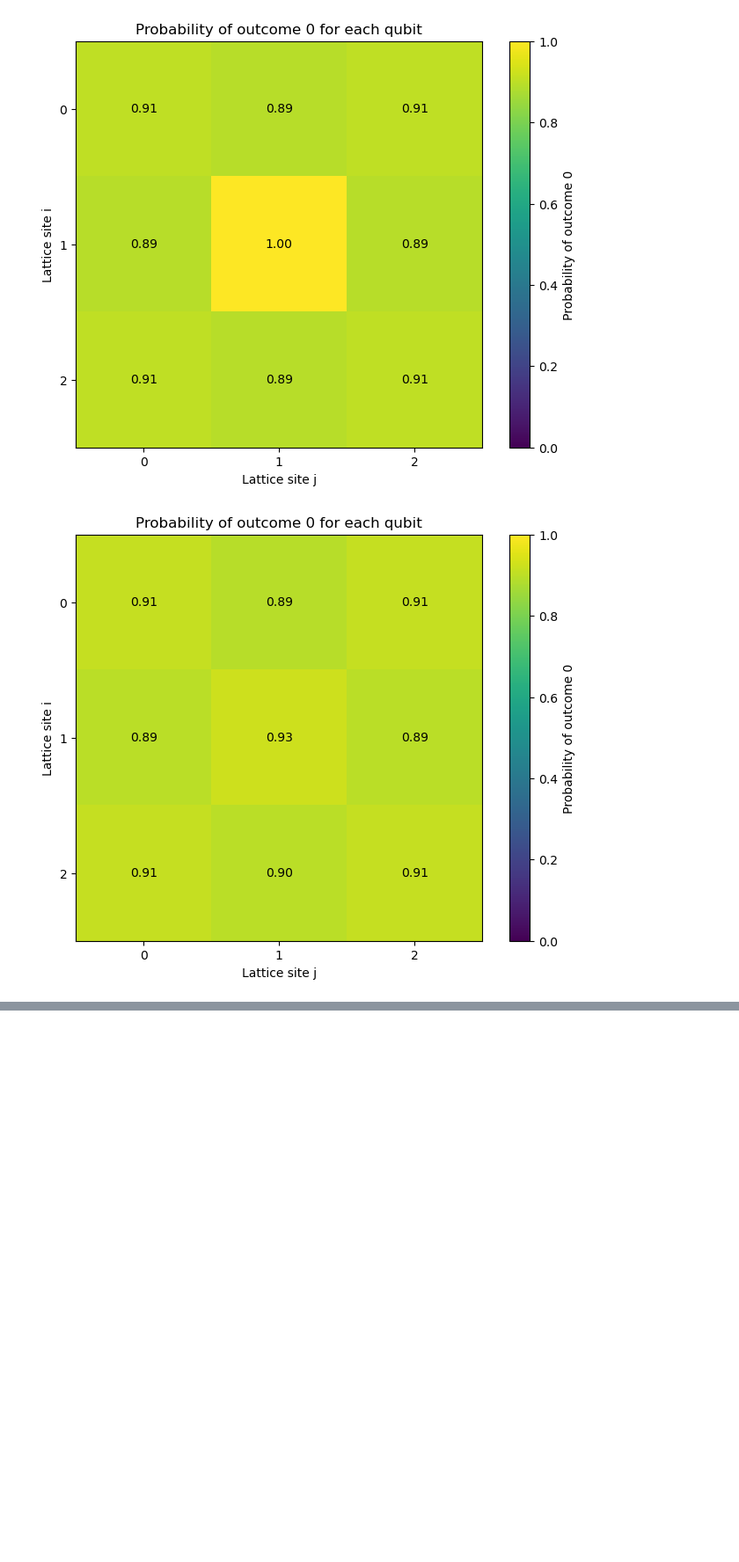
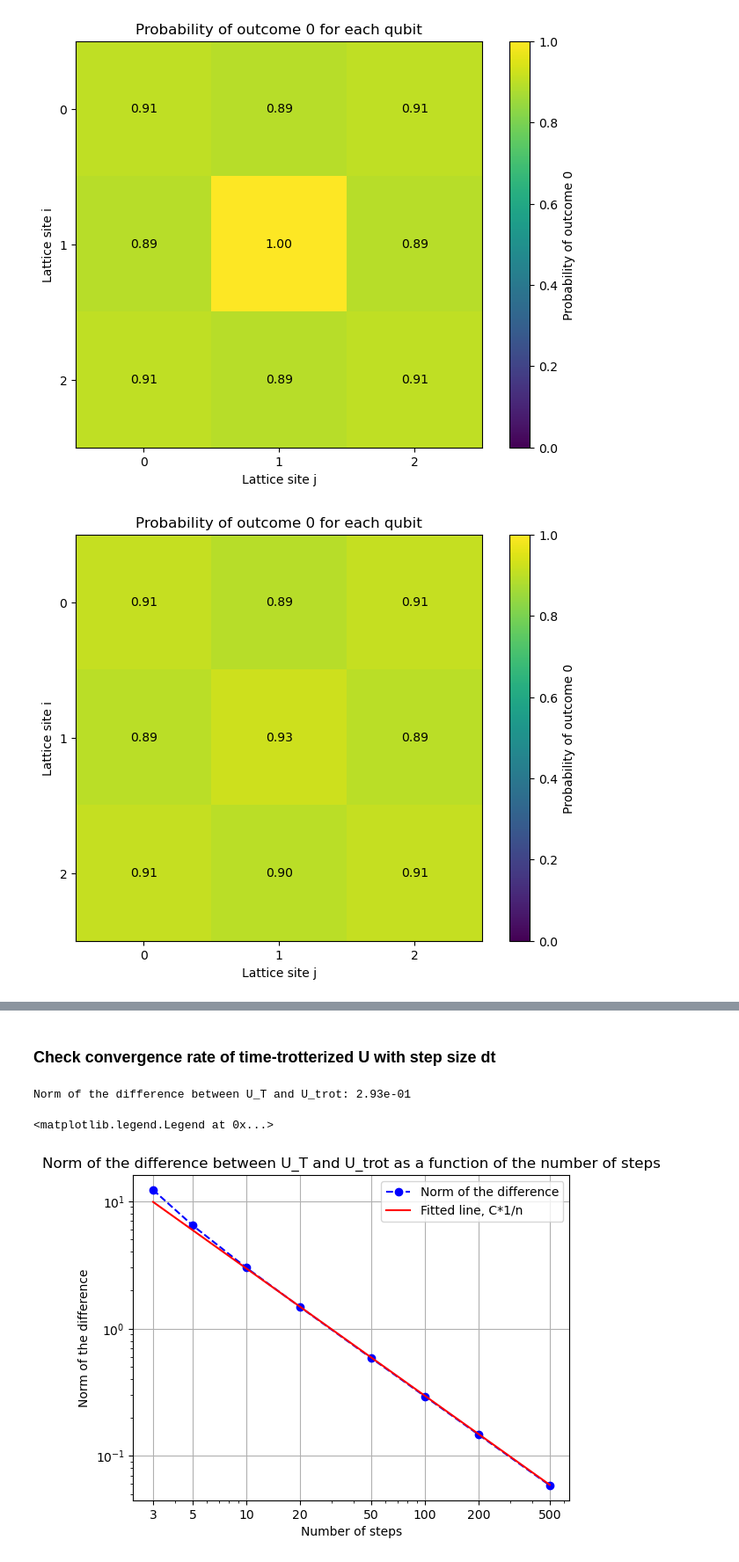
Before and after one commit to squigglomancer/Large-N-VQE, a Jupyter notebook: trotterized-time-evolution-(1,2,1).ipynb, the cells around one changed output, grey strips where cells are left out. Shown at 88% size. Drawn from its saved outputs; the diff is of its cells as text; code cells hidden in the pictures; blank space fills up the shorter version.

Commit message:
Trotterized time evolution

```diff
--- a/trotterized-time-evolution-(1,2,1).ipynb
+++ b/trotterized-time-evolution-(1,2,1).ipynb
@@ -280,7 +91,7 @@ plt.yticks(np.arange(lat_shape[0]), np.arange(lat_shape[0]))
 
 for i in range(lat_shape[0]):
     for j in range(lat_shape[1]):
-        p = map_to_circuit(i, j, lat_shape[0], lat_shape[1])
+        p = ln.map_to_circuit(i, j, lat_shape)
         plt.text(j, i, f'{prob_0_arr[i, j]:.2f}', ha='center', va='center', color='black')
 plt.show()
 # %% [output]
@@ -313,7 +124,7 @@ plt.yticks(np.arange(lat_shape[0]), np.arange(lat_shape[0]))
 
 for i in range(lat_shape[0]):
     for j in range(lat_shape[1]):
-        p = map_to_circuit(i, j, lat_shape[0], lat_shape[1])
+        p = ln.map_to_circuit(i, j, lat_shape)
         plt.text(j, i, f'{prob_0_arr[i, j]:.2f}', ha='center', va='center', color='black')
 plt.show()
 # %% [output]
@@ -335,7 +146,7 @@ for i, t in enumerate(tvals):
 
     for i in range(lat_shape[0]):
         for j in range(lat_shape[1]):
-            p = map_to_circuit(i, j, lat_shape[0], lat_shape[1])
+            p = ln.map_to_circuit(i, j, lat_shape)
             plt.text(j, i, f'{prob_0_arr[i, j]:.2f}', ha='center', va='center', color='black')
     plt.savefig(f'prob_0_arr_t_{t:.2f}.jpg', dpi=300)
     plt.close()
@@ -350,0 +153,2 @@ array([[ True,  True,  True, ...,  True,  True,  True],
+# %% [markdown]
+### Check convergence rate of time-trotterized U with step size dt
@@ -350,0 +183,8 @@ array([[ True,  True,  True, ...,  True,  True,  True],
+# %%
+# Compare the two time evolution operators
+U_diff = U_T - U_trot
+# Compute the norm of the difference
+norm_U_diff = sp.linalg.norm(U_diff.toarray())
+print(f'Norm of the difference between U_T and U_trot: {norm_U_diff:.2e}')
+# %% [output]
+Norm of the difference between U_T and U_trot: 2.93e-01
@@ -350,0 +218,28 @@ array([[ True,  True,  True, ...,  True,  True,  True],
+# %%
+# Fit a polynomial to the data
+coeffs = np.polyfit(np.log(n_steps), np.log(norm_U_diff_list), 1)
+#Create a polynomial function from the coefficients
+poly = np.poly1d([-1, coeffs[1]-0.15])
+#Create a list of the fitted values
+fitted_values = poly(np.log(n_steps))
+
+# plot the norm of the difference as a function of the number of steps
+plt.plot(n_steps, norm_U_diff_list, marker='o', linestyle='--', color='blue', label='Norm of the difference')
+plt.xscale('log')
+plt.yscale('log')
+plt.xlabel('Number of steps')
+plt.ylabel('Norm of the difference')
+plt.title('Norm of the difference between U_T and U_trot as a function of the number of steps')
+plt.grid()
+plt.xticks(n_steps, n_steps)
+
+# plot the fitted line
+plt.plot(n_steps, np.exp(fitted_values), color='red', label='Fitted line, C*1/n')
+plt.legend()
+
+
+# set the scale of the axes of the plot to be equal
+#plt.gca().set_aspect('equal', adjustable='box')
+# %% [output]
+<matplotlib.legend.Legend at 0x...>
+[figure, added]
```
Also changed, not shown: parts of 30 cells of this notebook, 2 other files.
